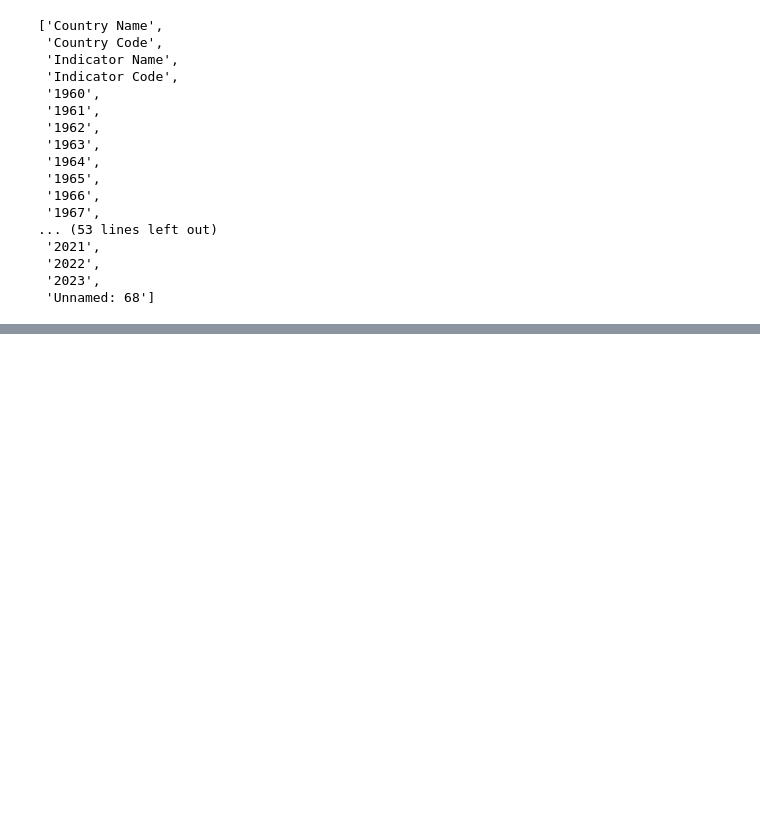
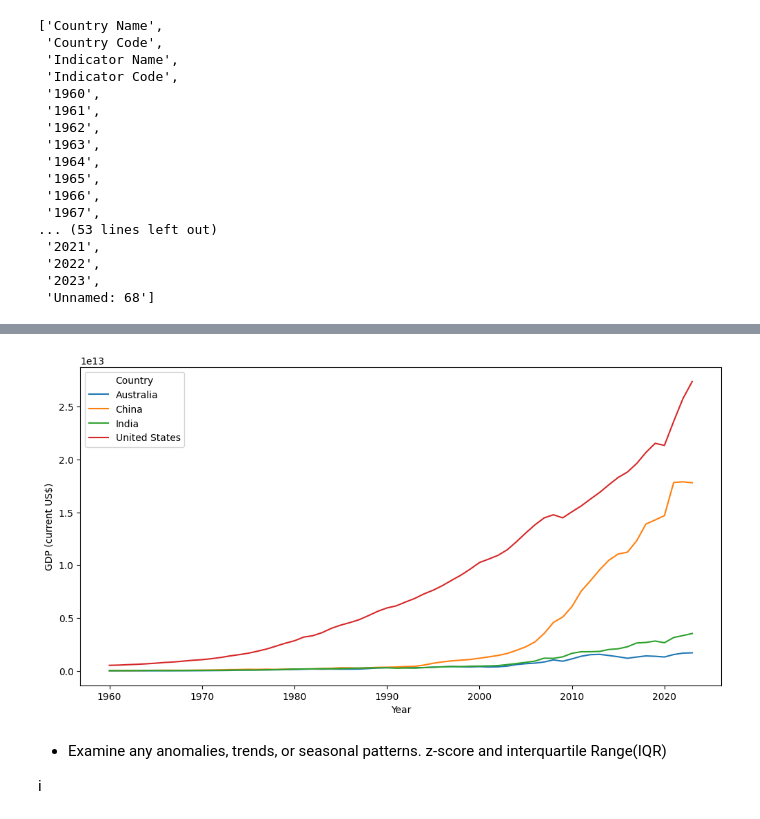
Before and after one commit to saidonepudi95/GDP_Predict_Project, a Jupyter notebook: Data_Cleaning.ipynb, the cells around one changed output, grey strips where cells are left out. Cells and saved outputs as stored; diff of their text form; code cells hidden in the pictures; blank space fills up the shorter version.

```diff
--- a/Data_Cleaning.ipynb
+++ b/Data_Cleaning.ipynb
@@ -84,0 +110,4 @@ data.columns.to_list()
+# %%
+column_fillup=['1981','1982','1983','1984','1985','1986','1987','1988','1989','1990','1991','1992','1993','1994','1995','1996','1997','1998','1999','2000','2001','2002','2003','2004','2005','2006','2007','2008','2009','2010','2011','2012','2013','2014','2015','2016','2017','2018','2019','2020','2021','2022','2023']
+for col in column_fillup:
+    data[col]=data[col].fillna(data[col].min())
@@ -84,0 +135,3 @@ data.columns.to_list()
+# %%
+# Drop columns with "Unnamed" in their names
+data = data.loc[:, ~data.columns.str.contains('^Unnamed')]
@@ -84,0 +160,7 @@ data.columns.to_list()
+# %%
+countries_to_plot=['China','India','United States','Australia']
+filter_data=data[data['Country Name'].isin(countries_to_plot)]
+
+filter_data.set_index('Country Name',inplace=True)
+filter_data = filter_data.drop(columns=['Country Code', 'Indicator Name', 'Indicator Code'])
+filter_data.head(5)
@@ -84,0 +175,4 @@ data.columns.to_list()
+# %%
+#Transpose the Data
+filter_data=filter_data.T
+filter_data.head(5)
@@ -84,0 +186,22 @@ data.columns.to_list()
+# %%
+filter_data.plot(figsize=(12,6))
+plt.title=("GDP Trends Over time for India,USA,China")
+plt.xlabel("Year")
+plt.ylabel("GDP (current US$)")
+plt.legend(title="Country")
+cursor=mplcursors.cursor(hover=True)
+@cursor.connect("add")
+def on_add(sel):
+    year = sel.target[0]  # Get the x-coordinate (year)
+    gdp_value = sel.target[1]  # Get the y-coordinate (GDP value)
+    sel.annotation.set(text=f"Year: {int(year)}\nGDP: ${gdp_value:,.0f}")
+    sel.annotation.get_bbox_patch().set(fc="white", alpha=0.8)  # Set background for better visibility
+
+plt.show()
+# %% [output]
+[figure, added]
+# %% [markdown]
+- Examine any anomalies, trends, or seasonal patterns.
+z-score and interquartile Range(IQR)
+
+i
```
Also changed, not shown: parts of 9 cells of this notebook, 1 other file.
